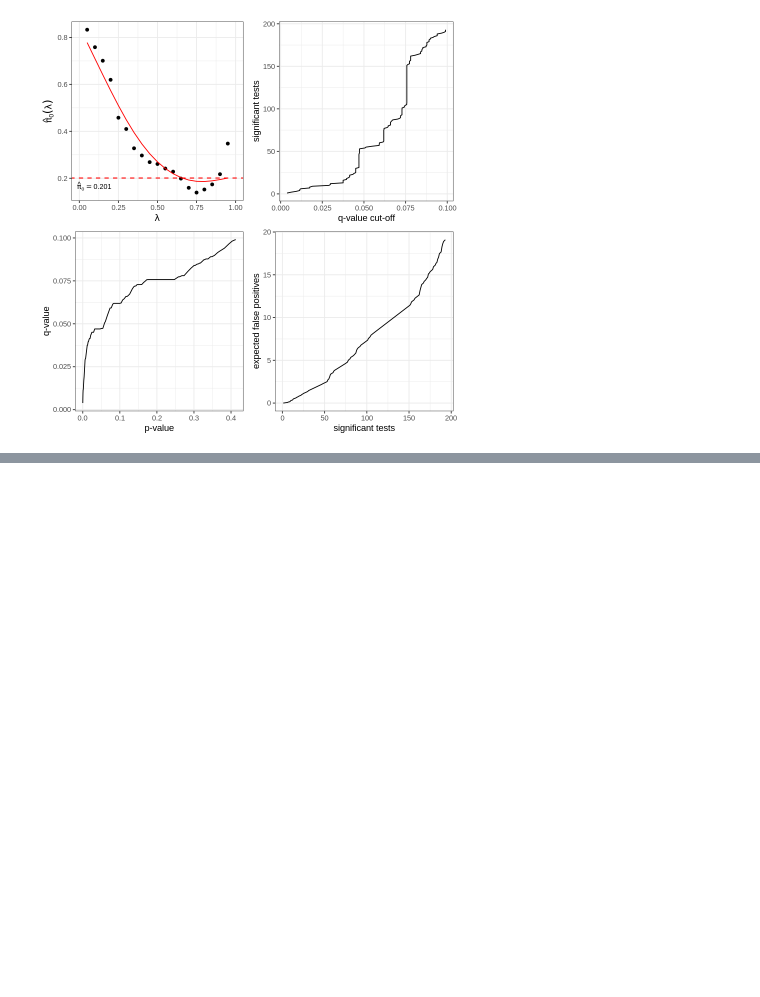
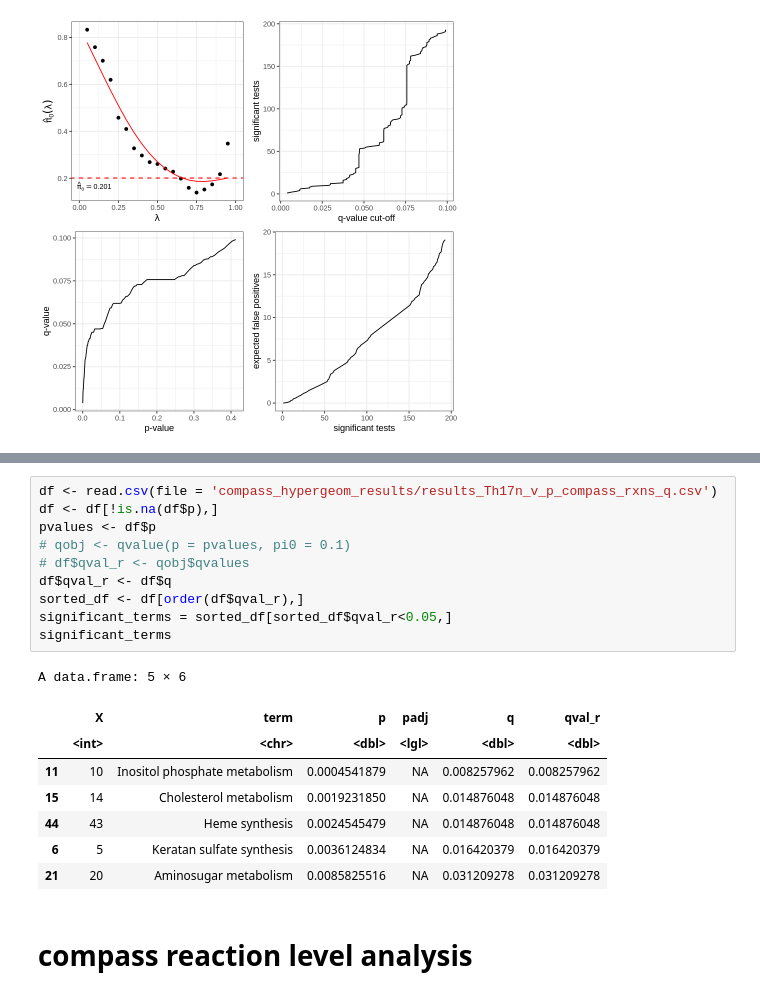
Before and after one commit to z2e2/metabolic_analysis, a Jupyter notebook: original_qvalue_R.ipynb, the cells around one changed output, grey strips where cells are left out. Drawn from its saved outputs; the diff is of its cells as text; blank space fills up the shorter version.

```diff
--- a/original_qvalue_R.ipynb
+++ b/original_qvalue_R.ipynb
@@ -112,0 +108,21 @@ plot(qobj)
+# %%
+df <- read.csv(file = 'compass_hypergeom_results/results_Th17n_v_p_compass_rxns_q.csv')
+df <- df[!is.na(df$p),]
+pvalues <- df$p
+# qobj <- qvalue(p = pvalues, pi0 = 0.1)
+# df$qval_r <- qobj$qvalues
+df$qval_r <- df$q
+sorted_df <- df[order(df$qval_r),]
+significant_terms = sorted_df[sorted_df$qval_r<0.05,]
+significant_terms
+# %% [output]
+A data.frame: 5 × 6
+|  | X | term | p | padj | q | qval_r |
+|  | <int> | <chr> | <dbl> | <lgl> | <dbl> | <dbl> |
+| 11 | 10 | Inositol phosphate metabolism | 0.0004541879 | NA | 0.008257962 | 0.008257962 |
+| 15 | 14 | Cholesterol metabolism | 0.0019231850 | NA | 0.014876048 | 0.014876048 |
+| 44 | 43 | Heme synthesis | 0.0024545479 | NA | 0.014876048 | 0.014876048 |
+| 6 | 5 | Keratan sulfate synthesis | 0.0036124834 | NA | 0.016420379 | 0.016420379 |
+| 21 | 20 | Aminosugar metabolism | 0.0085825516 | NA | 0.031209278 | 0.031209278 |
+# %% [markdown]
+# compass reaction level analysis
```
Also changed, not shown: parts of 18 cells of this notebook, 1 other file.
